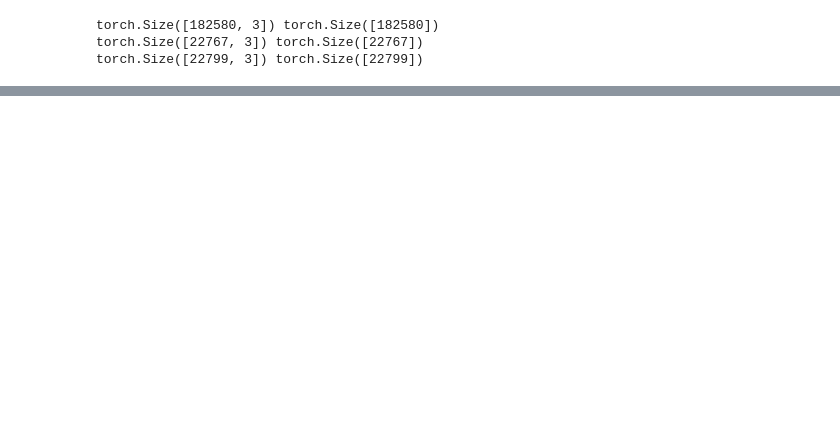
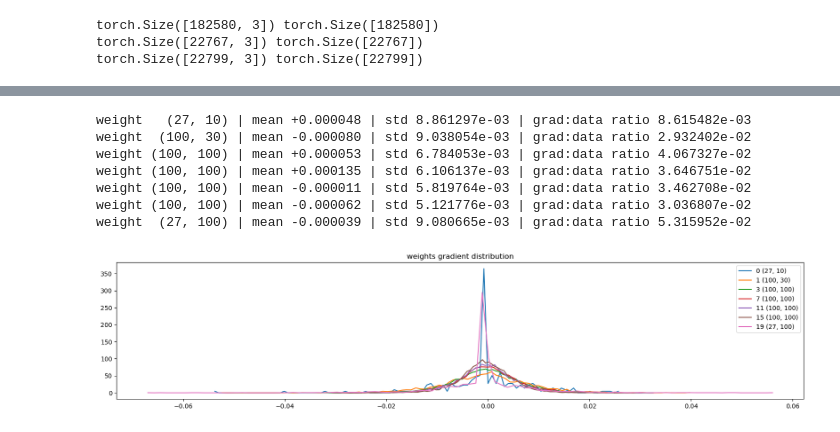
Before and after one commit to a1masssss/makemore-andrej, a Jupyter notebook: makemore2.ipynb, the cells around one changed output, grey strips where cells are left out. Drawn from its saved outputs; the diff is of its cells as text; code cells hidden in the pictures; blank space fills up the shorter version.

```diff
--- a/makemore2.ipynb
+++ b/makemore2.ipynb
@@ -252,0 +229,22 @@ val 2.1825852394104004
+# %%
+# visualize histograms
+plt.figure(figsize=(20, 4))  # width and height of the plot
+legends = []
+for i,p in enumerate(parameters):
+    t = p.grad
+    if p.ndim == 2:
+        print('weight %10s | mean %+f | std %e | grad:data ratio %e' % (tuple(p.shape), t.mean(), t.std(), t.std() / p.std()))
+        hy, hx = torch.histogram(t, density=True)
+        plt.plot(hx[:-1].detach(), hy.detach())
+        legends.append(f'{i} {tuple(p.shape)}')
+plt.legend(legends)
+plt.title('weights gradient distribution');
+# %% [output]
+weight   (27, 10) | mean +0.000048 | std 8.861297e-03 | grad:data ratio 8.615482e-03
+weight  (100, 30) | mean -0.000080 | std 9.038054e-03 | grad:data ratio 2.932402e-02
+weight (100, 100) | mean +0.000053 | std 6.784053e-03 | grad:data ratio 4.067327e-02
+weight (100, 100) | mean +0.000135 | std 6.106137e-03 | grad:data ratio 3.646751e-02
+weight (100, 100) | mean -0.000011 | std 5.819764e-03 | grad:data ratio 3.462708e-02
+weight (100, 100) | mean -0.000062 | std 5.121776e-03 | grad:data ratio 3.036807e-02
+weight  (27, 100) | mean -0.000039 | std 9.080665e-03 | grad:data ratio 5.315952e-02
+[figure, added]
```
Also changed, not shown: parts of 8 cells of this notebook.
